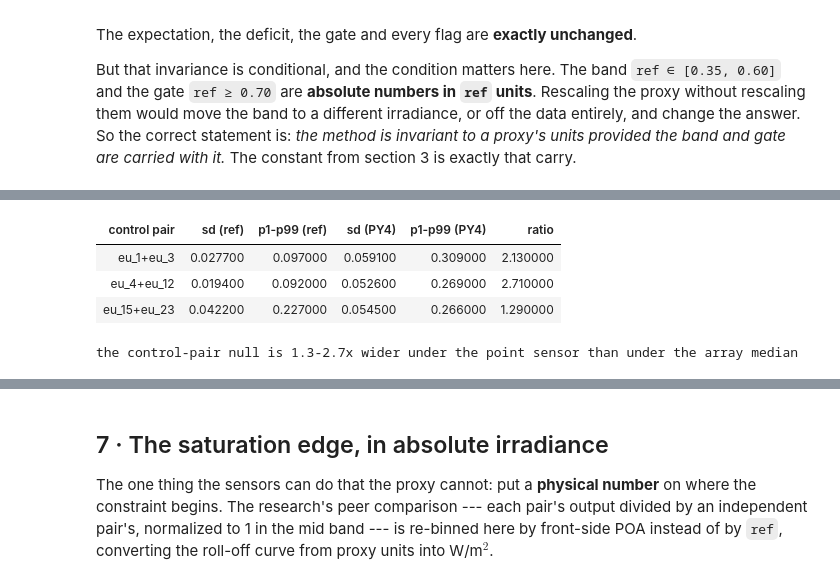
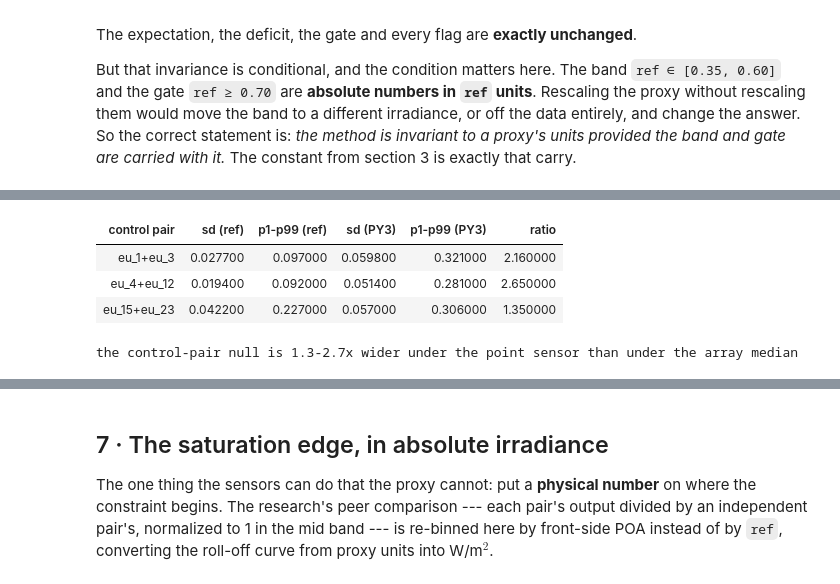
Before and after one commit to nhphuong2504/agrivoltaics, a Jupyter notebook: irradiance_proxy_vs_sensor.ipynb, the cells around one changed output, grey strips where cells are left out. Saved outputs shown, nothing was run; the diff lists cells and outputs as text; code cells hidden in the pictures.

```diff
--- a/irradiance_proxy_vs_sensor.ipynb
+++ b/irradiance_proxy_vs_sensor.ipynb
@@ -39,7 +42,7 @@ import bench as B                      # frozen regression harness / detector
 import canon_metrics as CM             # the version lock's own metric definitions
 from satsim import BAND, CONTROL_PAIRS, EU, PAIRS, RELIABLE, dq_mask
 
-SENSOR_CSV = ROOT / "irradiance_may2025_aug_2026_area1.csv"
+SENSOR_CSV = ROOT / "irradiance_may2025_aug2026.csv"
 
 plt.rcParams.update({"figure.dpi": 115, "axes.grid": True, "grid.alpha": 0.3,
                      "axes.spines.top": False, "axes.spines.right": False,
@@ -435,7 +588,7 @@ ref_bi = ((poa_p + bpoa_p * BIFACIALITY) * k).clip(lower=0)
 rows = []
 for a, b in CONTROL_PAIRS:
     d_ref = pd.Series(B.pair_deficit(df, fe, a, b)["deficit"])
-    for lbl, r in (("array median (ref)", None), ("PY4 front only", ref_front), ("PY4 + PY8 rear", ref_bi)):
+    for lbl, r in (("array median (ref)", None), ("PY3 front only", ref_front), ("PY3 + PY7 rear", ref_bi)):
         if r is None:
             d, m = d_ref, CM.domain_mask(fe, a, b)
         else:
@@ -607,21 +763,21 @@ flags on each detector's own decision domain
 # %%
 nulls = []
 for a, b in CONTROL_PAIRS:
     row = {"control pair": f"{a}+{b}"}
-    for lbl, fex in (("ref", fe), ("PY4", fe_s)):
+    for lbl, fex in (("ref", fe), ("PY3", fe_s)):
         d = pd.Series(B.pair_deficit(df, fex, a, b)["deficit"])
         m = CM.domain_mask(fex, a, b)
         row[f"sd ({lbl})"] = round(d[m].std(), 4)
         row[f"p1-p99 ({lbl})"] = round(d[m].quantile(.99) - d[m].quantile(.01), 3)
-    row["ratio"] = round(row["sd (PY4)"] / row["sd (ref)"], 2)
+    row["ratio"] = round(row["sd (PY3)"] / row["sd (ref)"], 2)
     nulls.append(row)
 display(pd.DataFrame(nulls).style.hide(axis="index"))
 print("the control-pair null is 1.3-2.7x wider under the point sensor than under the array median")
 # %% [output]
-| control pair | sd (ref) | p1-p99 (ref) | sd (PY4) | p1-p99 (PY4) | ratio |
-| eu_1+eu_3 | 0.027700 | 0.097000 | 0.059100 | 0.309000 | 2.130000 |
-| eu_4+eu_12 | 0.019400 | 0.092000 | 0.052600 | 0.269000 | 2.710000 |
-| eu_15+eu_23 | 0.042200 | 0.227000 | 0.054500 | 0.266000 | 1.290000 |
+| control pair | sd (ref) | p1-p99 (ref) | sd (PY3) | p1-p99 (PY3) | ratio |
+| eu_1+eu_3 | 0.027700 | 0.097000 | 0.059800 | 0.321000 | 2.160000 |
+| eu_4+eu_12 | 0.019400 | 0.092000 | 0.051400 | 0.281000 | 2.650000 |
+| eu_15+eu_23 | 0.042200 | 0.227000 | 0.057000 | 0.306000 | 1.350000 |
 the control-pair null is 1.3-2.7x wider under the point sensor than under the array median
 # %%
 fig, ax = plt.subplots(1, 3, figsize=(13.6, 3.8))
```
Also changed, not shown: parts of 29 cells of this notebook, 1 other file.
